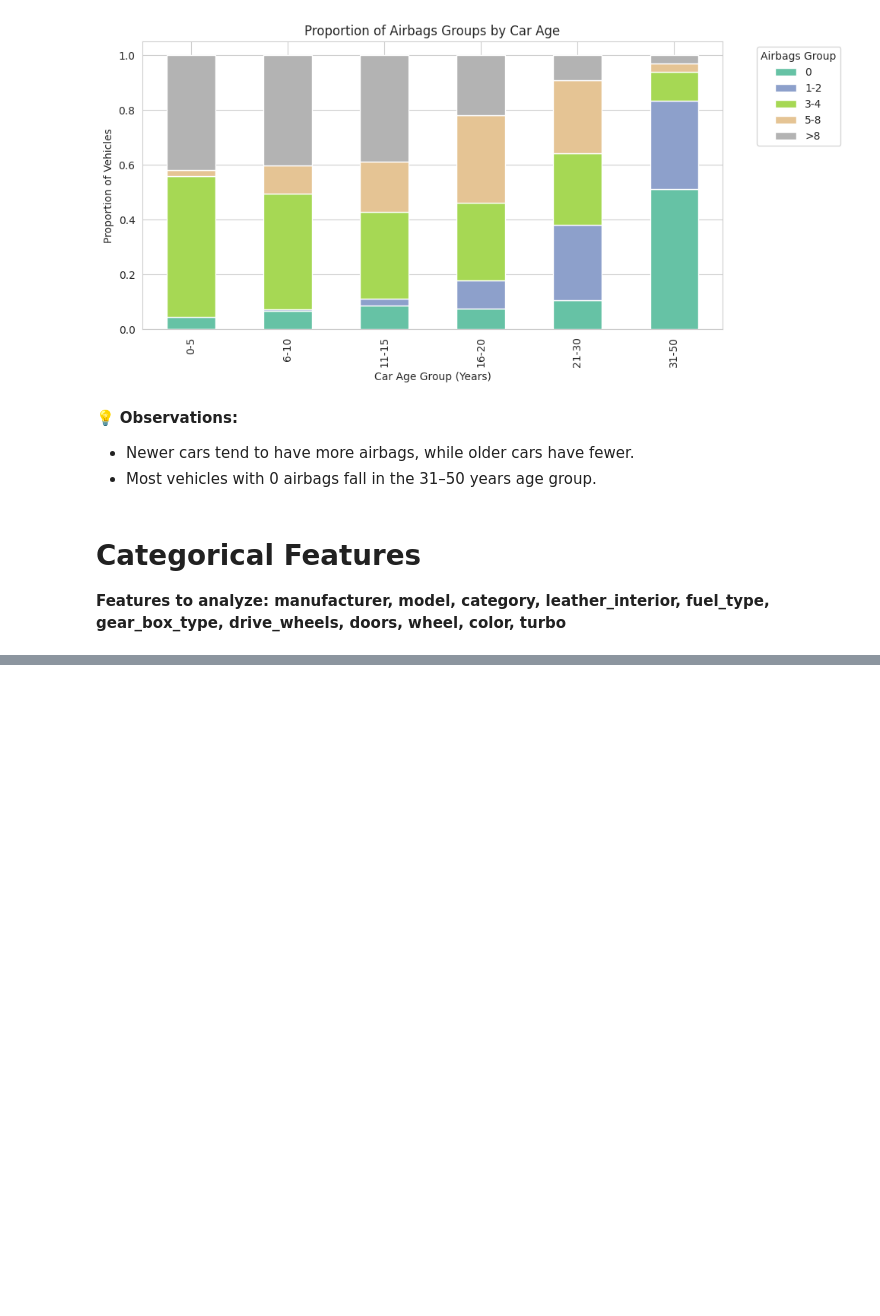
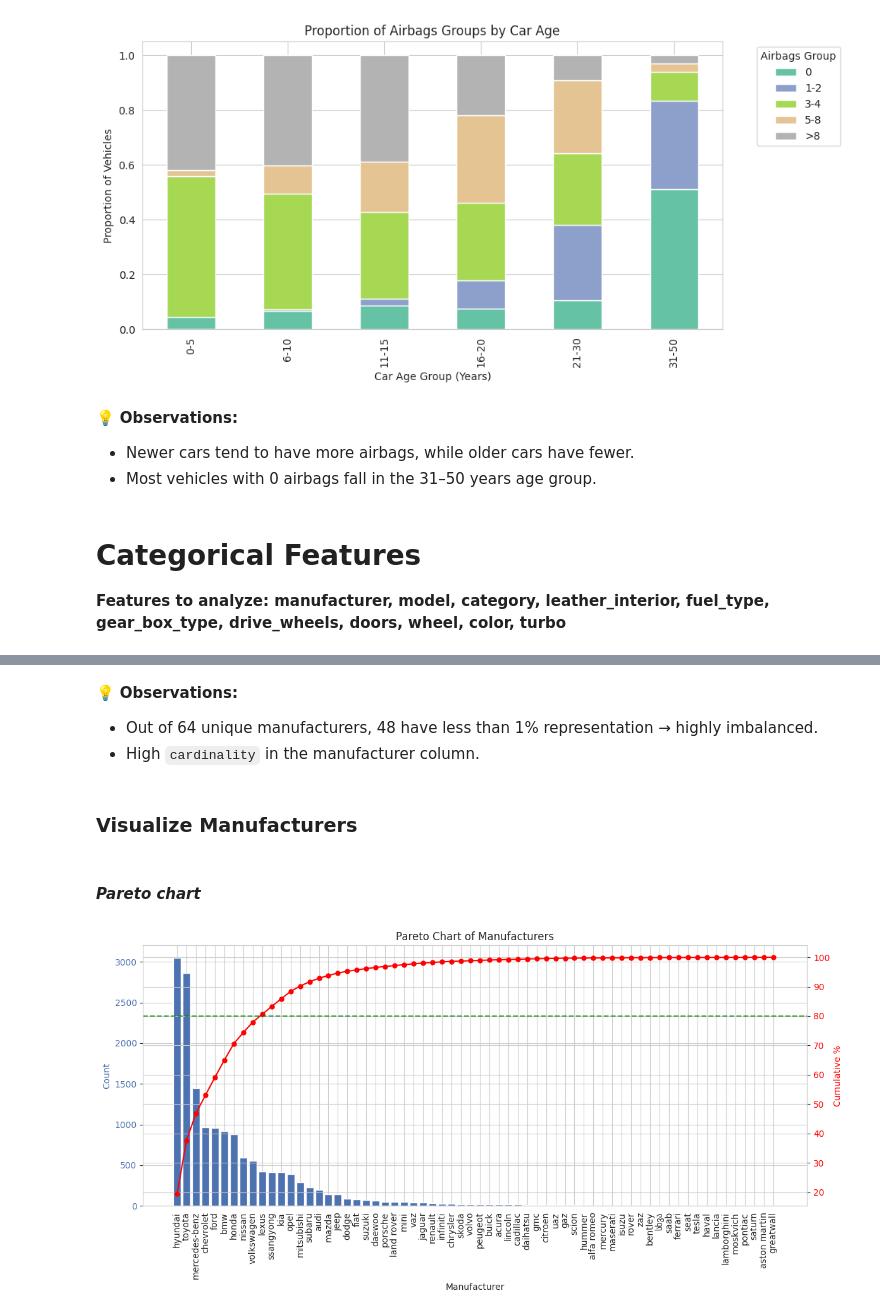
Before and after one commit to Mithula-cbw/Car-Price-Prediction, a Jupyter notebook: notebooks/Group_11_02_Preprocessing_and_Feature_Engineering.ipynb, the cells around one changed output, grey strips where cells are left out. Saved outputs shown, nothing was run; the diff lists cells and outputs as text; code cells hidden in the pictures; blank space fills up the shorter version.

Commit message:
analyze manufacturer

```diff
--- a/notebooks/Group_11_02_Preprocessing_and_Feature_Engineering.ipynb
+++ b/notebooks/Group_11_02_Preprocessing_and_Feature_Engineering.ipynb
@@ -715,0 +742,16 @@ plt.show()
+# %%
+# Count manufacturers and calculate proportion
+manufacturer_counts = df['manufacturer'].value_counts().reset_index()
+manufacturer_counts.columns = ['Manufacturer', 'Count']
+manufacturer_counts['Proportion (%)'] = (manufacturer_counts['Count'] / len(df) * 100).round(2)
+
+# Identify rare manufacturers (<1%)
+rare_threshold = 1  # percent
+rare_manufacturers = manufacturer_counts[manufacturer_counts['Proportion (%)'] < rare_threshold]
+
+# Print summary
+print(f"\n🔹 Count of Rare Manufacturers: {rare_manufacturers.shape[0]}")
+print("\n🔹 Rare Manufacturers (<1% of dataset):")
+print(rare_manufacturers.head(4))
+print(f"...\n...")
+print(rare_manufacturers.tail(4))
@@ -715,0 +774,37 @@ plt.show()
+# %% [markdown]
+💡 **Observations:**
+- Out of 64 unique manufacturers, 48 have less than 1% representation → highly imbalanced.
+- High `cardinality` in the manufacturer column.
+# %% [markdown]
+### Visualize Manufacturers
+# %% [markdown]
+#### *Pareto chart*
+# %%
+# Count manufacturers and sort descending
+manufacturer_counts_sorted = manufacturer_counts.sort_values(ascending=False)
+
+# Cumulative percentage
+cumulative_pct = manufacturer_counts_sorted.cumsum() / manufacturer_counts_sorted.sum() * 100
+
+# Plot
+fig, ax1 = plt.subplots(figsize=(12,6))
+
+# Bar chart for counts
+ax1.bar(manufacturer_counts_sorted.index, manufacturer_counts_sorted.values, color="#4C72B0")
+ax1.set_xlabel("Manufacturer")
+ax1.set_ylabel("Count", color="#4C72B0")
+ax1.tick_params(axis='y', labelcolor="#4C72B0")
+ax1.tick_params(axis='x', rotation=90)
+
+# Line chart for cumulative percentage
+ax2 = ax1.twinx()
+ax2.plot(manufacturer_counts_sorted.index, cumulative_pct, color="red", marker="o", ms=5)
+ax2.set_ylabel("Cumulative %", color="red")
+ax2.tick_params(axis='y', labelcolor="red")
+ax2.axhline(80, color='green', linestyle='--', alpha=0.7)  # 80% line
+
+plt.title("Pareto Chart of Manufacturers")
+plt.tight_layout()
+plt.show()
+# %% [output]
+[figure, added]
```
Also changed, not shown: parts of 7 cells of this notebook.
